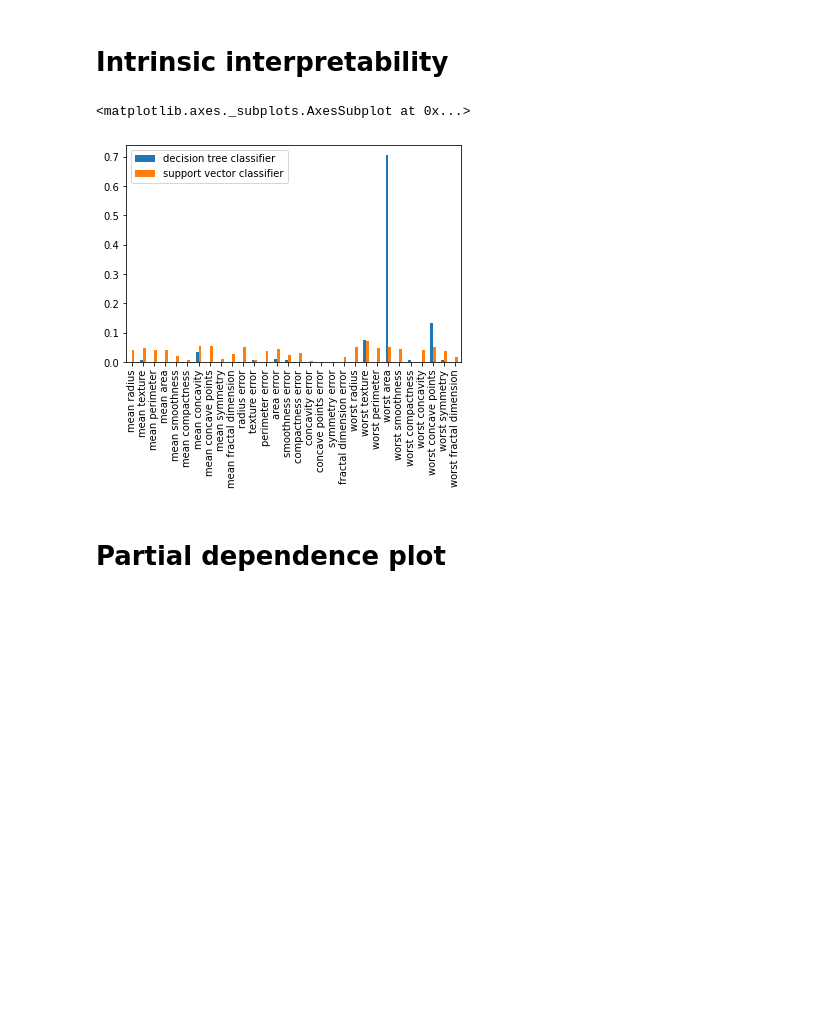
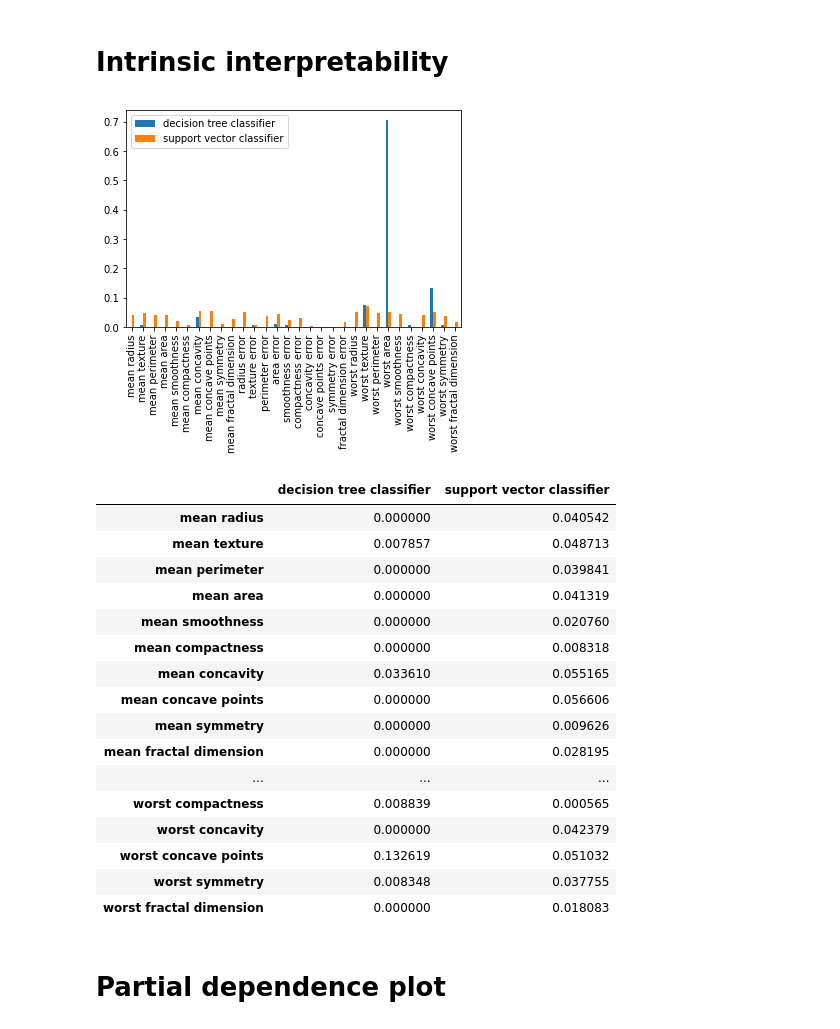
Before and after one commit to GertjanDS/MachineLearning, a Jupyter notebook: classification_wisconsin.ipynb, the cells around one changed output. Drawn from its saved outputs; the diff is of its cells as text; code cells hidden in the pictures; blank space fills up the shorter version.

```diff
--- a/classification_wisconsin.ipynb
+++ b/classification_wisconsin.ipynb
@@ -150,14 +150,33 @@ Accuracy = 0.9824561403508771
 # %%
 dtr_feat_imps = models["decision tree classifier"].feature_importances_
 
 svc_coefs = models["support vector classifier"].coef_[0]
 svc_feat_imps = np.abs(svc_coefs) / np.sum(np.abs(svc_coefs))
 
 feat_imps = pd.DataFrame({"decision tree classifier": dtr_feat_imps, "support vector classifier": svc_feat_imps}, index=feature_names)
 feat_imps.plot.bar()
+plt.show()
+
+feat_imps
 # %% [output]
-<matplotlib.axes._subplots.AxesSubplot at 0x...>
 [figure]
+|  | decision tree classifier | support vector classifier |
+| mean radius | 0.000000 | 0.040542 |
+| mean texture | 0.007857 | 0.048713 |
+| mean perimeter | 0.000000 | 0.039841 |
+| mean area | 0.000000 | 0.041319 |
+| mean smoothness | 0.000000 | 0.020760 |
+| mean compactness | 0.000000 | 0.008318 |
+| mean concavity | 0.033610 | 0.055165 |
+| mean concave points | 0.000000 | 0.056606 |
+| mean symmetry | 0.000000 | 0.009626 |
+| mean fractal dimension | 0.000000 | 0.028195 |
+| ... | ... | ... |
+| worst compactness | 0.008839 | 0.000565 |
+| worst concavity | 0.000000 | 0.042379 |
+| worst concave points | 0.132619 | 0.051032 |
+| worst symmetry | 0.008348 | 0.037755 |
+| worst fractal dimension | 0.000000 | 0.018083 |
 # %% [markdown]
 # Partial dependence plot
 # %%
```
Also changed, not shown: parts of 12 cells of this notebook.
